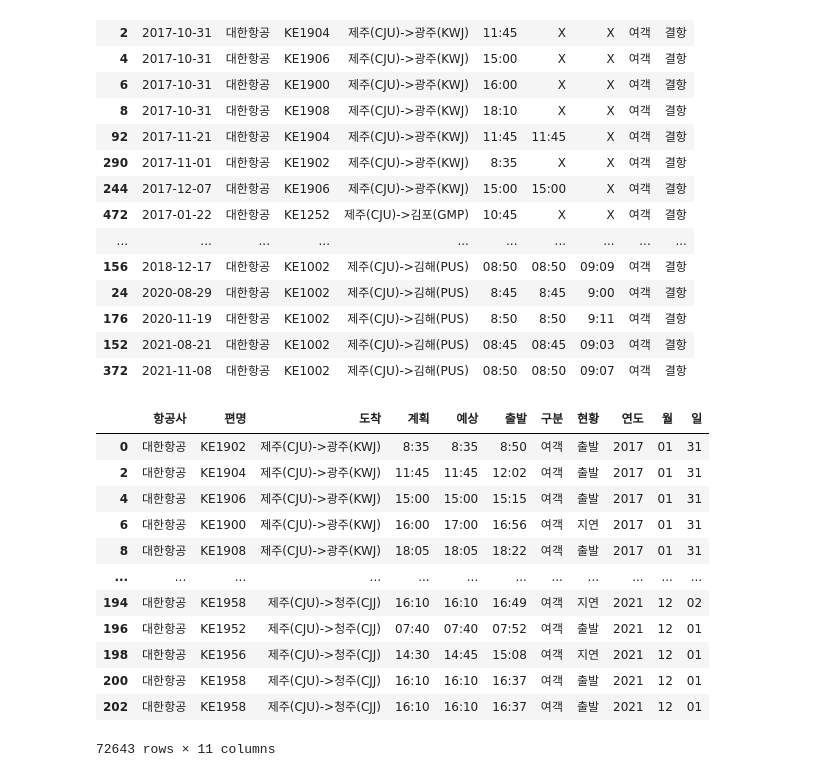
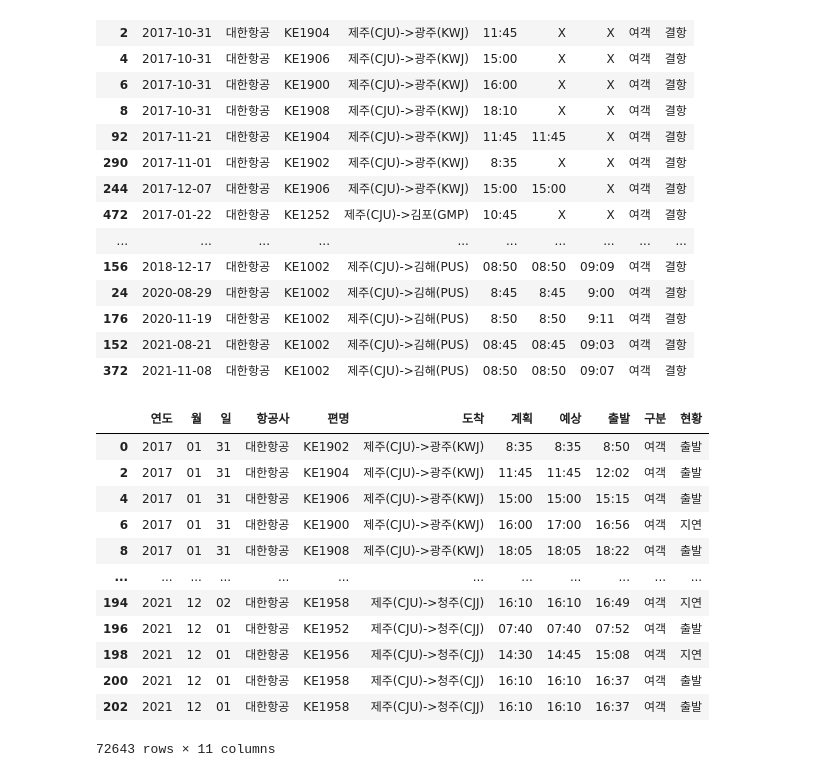
Before and after one commit to yeji4268/BigData, a Jupyter notebook: 항공편 결항 및 지연 분석/기상 상관관계 분석/schedule_Preprocessing.ipynb, the cells around one changed output. Drawn from its saved outputs; the diff is of its cells as text; code cells hidden in the pictures.

```diff
--- a/항공편 결항 및 지연 분석/기상 상관관계 분석/schedule_Preprocessing.ipynb
+++ b/항공편 결항 및 지연 분석/기상 상관관계 분석/schedule_Preprocessing.ipynb
@@ -1483,32 +1483,32 @@ cancel
 | 176 | 2020-11-19 | 대한항공 | KE1002 | 제주(CJU)->김해(PUS) | 8:50 | 8:50 | 9:11 | 여객 | 결항 |
 | 152 | 2021-08-21 | 대한항공 | KE1002 | 제주(CJU)->김해(PUS) | 08:45 | 08:45 | 09:03 | 여객 | 결항 |
 | 372 | 2021-11-08 | 대한항공 | KE1002 | 제주(CJU)->김해(PUS) | 08:50 | 08:50 | 09:07 | 여객 | 결항 |
-# %%
-# '일자' 컬럼 파싱
-schedule["연도"] = schedule.일자.str.split('-').str[0]
-schedule["월"] = schedule.일자.str.split('-').str[1]
-schedule['일'] = schedule.일자.str.split('-').str[2]
-
-# '일자' 컬럼 삭제
-schedule.drop('일자', axis = 1, inplace = True)
-
-# 컬럼 순서 변경
-schedule = schedule[[]]
-schedule
-# %% [output]
-|  | 항공사 | 편명 | 도착 | 계획 | 예상 | 출발 | 구분 | 현황 | 연도 | 월 | 일 |
-| 0 | 대한항공 | KE1902 | 제주(CJU)->광주(KWJ) | 8:35 | 8:35 | 8:50 | 여객 | 출발 | 2017 | 01 | 31 |
-| 2 | 대한항공 | KE1904 | 제주(CJU)->광주(KWJ) | 11:45 | 11:45 | 12:02 | 여객 | 출발 | 2017 | 01 | 31 |
-| 4 | 대한항공 | KE1906 | 제주(CJU)->광주(KWJ) | 15:00 | 15:00 | 15:15 | 여객 | 출발 | 2017 | 01 | 31 |
-| 6 | 대한항공 | KE1900 | 제주(CJU)->광주(KWJ) | 16:00 | 17:00 | 16:56 | 여객 | 지연 | 2017 | 01 | 31 |
-| 8 | 대한항공 | KE1908 | 제주(CJU)->광주(KWJ) | 18:05 | 18:05 | 18:22 | 여객 | 출발 | 2017 | 01 | 31 |
-| ... | ... | ... | ... | ... | ... | ... | ... | ... | ... | ... | ... |
-| 194 | 대한항공 | KE1958 | 제주(CJU)->청주(CJJ) | 16:10 | 16:10 | 16:49 | 여객 | 지연 | 2021 | 12 | 02 |
-| 196 | 대한항공 | KE1952 | 제주(CJU)->청주(CJJ) | 07:40 | 07:40 | 07:52 | 여객 | 출발 | 2021 | 12 | 01 |
-| 198 | 대한항공 | KE1956 | 제주(CJU)->청주(CJJ) | 14:30 | 14:45 | 15:08 | 여객 | 지연 | 2021 | 12 | 01 |
-| 200 | 대한항공 | KE1958 | 제주(CJU)->청주(CJJ) | 16:10 | 16:10 | 16:37 | 여객 | 출발 | 2021 | 12 | 01 |
-| 202 | 대한항공 | KE1958 | 제주(CJU)->청주(CJJ) | 16:10 | 16:10 | 16:37 | 여객 | 출발 | 2021 | 12 | 01 |
-72643 rows × 11 columns
+# %%
+# '일자' 컬럼 파싱
+schedule["연도"] = schedule.일자.str.split('-').str[0]
+schedule["월"] = schedule.일자.str.split('-').str[1]
+schedule['일'] = schedule.일자.str.split('-').str[2]
+
+# '일자' 컬럼 삭제
+schedule.drop('일자', axis = 1, inplace = True)
+
+# 컬럼 순서 변경
+schedule = schedule[['연도', '월', '일', '항공사', '편명', '도착', '계획', '예상', '출발', '구분', '현황']]
+schedule
+# %% [output]
+|  | 연도 | 월 | 일 | 항공사 | 편명 | 도착 | 계획 | 예상 | 출발 | 구분 | 현황 |
+| 0 | 2017 | 01 | 31 | 대한항공 | KE1902 | 제주(CJU)->광주(KWJ) | 8:35 | 8:35 | 8:50 | 여객 | 출발 |
+| 2 | 2017 | 01 | 31 | 대한항공 | KE1904 | 제주(CJU)->광주(KWJ) | 11:45 | 11:45 | 12:02 | 여객 | 출발 |
+| 4 | 2017 | 01 | 31 | 대한항공 | KE1906 | 제주(CJU)->광주(KWJ) | 15:00 | 15:00 | 15:15 | 여객 | 출발 |
+| 6 | 2017 | 01 | 31 | 대한항공 | KE1900 | 제주(CJU)->광주(KWJ) | 16:00 | 17:00 | 16:56 | 여객 | 지연 |
+| 8 | 2017 | 01 | 31 | 대한항공 | KE1908 | 제주(CJU)->광주(KWJ) | 18:05 | 18:05 | 18:22 | 여객 | 출발 |
+| ... | ... | ... | ... | ... | ... | ... | ... | ... | ... | ... | ... |
+| 194 | 2021 | 12 | 02 | 대한항공 | KE1958 | 제주(CJU)->청주(CJJ) | 16:10 | 16:10 | 16:49 | 여객 | 지연 |
+| 196 | 2021 | 12 | 01 | 대한항공 | KE1952 | 제주(CJU)->청주(CJJ) | 07:40 | 07:40 | 07:52 | 여객 | 출발 |
+| 198 | 2021 | 12 | 01 | 대한항공 | KE1956 | 제주(CJU)->청주(CJJ) | 14:30 | 14:45 | 15:08 | 여객 | 지연 |
+| 200 | 2021 | 12 | 01 | 대한항공 | KE1958 | 제주(CJU)->청주(CJJ) | 16:10 | 16:10 | 16:37 | 여객 | 출발 |
+| 202 | 2021 | 12 | 01 | 대한항공 | KE1958 | 제주(CJU)->청주(CJJ) | 16:10 | 16:10 | 16:37 | 여객 | 출발 |
+72643 rows × 11 columns
 # %%
 # 한글깨짐 방지를 위해 encoding = "utf-8-sig" 로 설정
 schedule.to_csv("C:\Data\schedule_pre\schedule.csv", encoding = "utf-8-sig")
```
